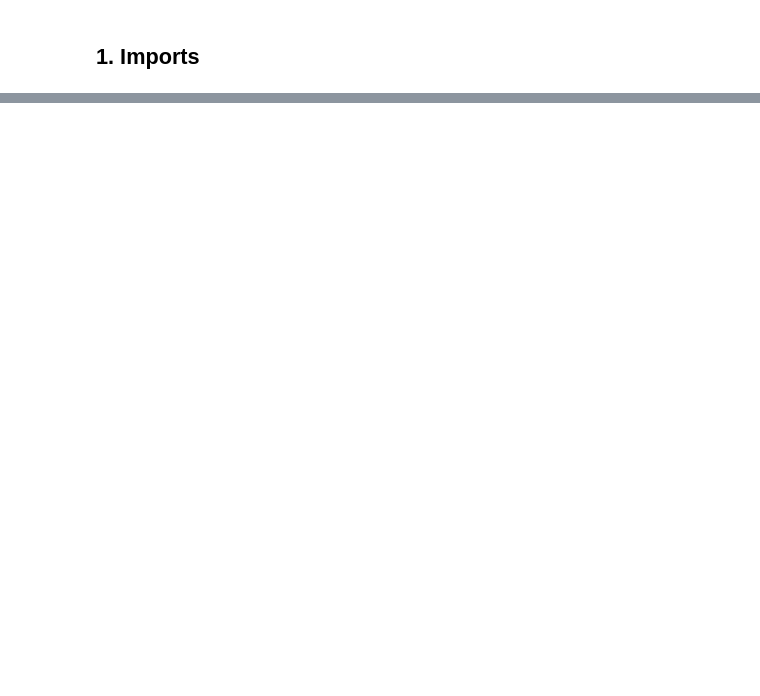
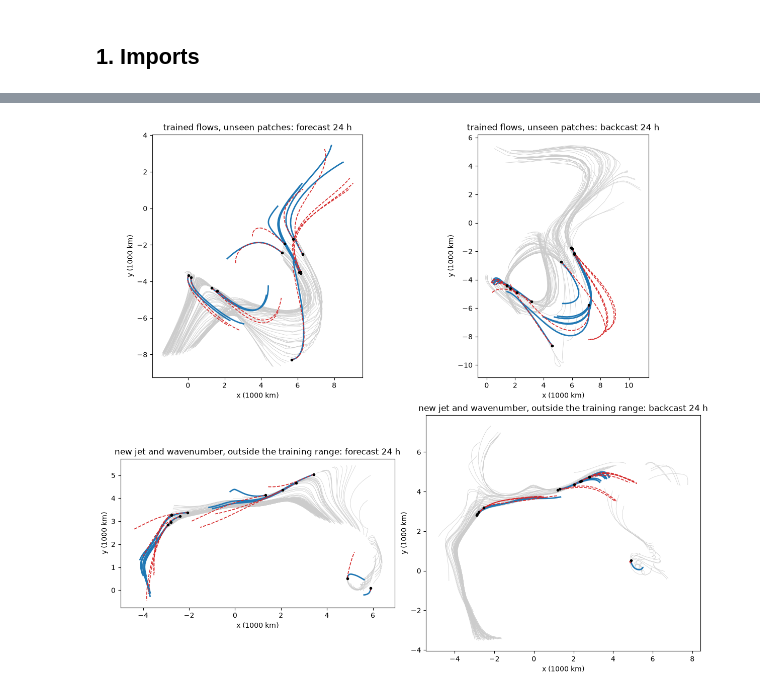
Before and after one commit to yanxingjianken/ki-lagrangian-tracks, a Jupyter notebook: 01_bve/ki_bve.ipynb, the cells around one changed output, grey strips where cells are left out. Cells and saved outputs as stored; diff of their text form; code cells hidden in the pictures; blank space fills up the shorter version.

```diff
--- a/01_bve/ki_bve.ipynb
+++ b/01_bve/ki_bve.ipynb
@@ -412,0 +348,14 @@ if SAVE:
+# %%
+fig, axes = plt.subplots(2, 2, figsize=(12, 11), layout='constrained')
+for row, label in zip(axes, [cases[0][0], cases[-1][0]]):
+    tok, cen, path, truth, dd = examples[(label, 'conditional KI')]
+    for ax, b in zip(row, [int(np.argmax(dd > 0)), int(np.argmax(dd < 0))]):
+        ctx = tok[b].reshape(SPAN_H // 3 + 1, -1, 6)[..., 1:3].numpy() * POS_KM + cen[b].numpy()
+        ax.plot(ctx[:, :, 0] / 1e3, ctx[:, :, 1] / 1e3, color='0.8', lw=0.5)
+        ax.plot(truth[:, b, :12, 0] / 1e3, truth[:, b, :12, 1] / 1e3, color='tab:blue', lw=2)
+        ax.plot(path[:, b, :12, 0] / 1e3, path[:, b, :12, 1] / 1e3, color='tab:red', lw=1.2, ls='--')
+        ax.plot(truth[0, b, :12, 0] / 1e3, truth[0, b, :12, 1] / 1e3, 'ko', ms=3)
+        ax.set_aspect('equal'); ax.set(title=f"{label}: {'forecast' if dd[b] > 0 else 'backcast'} 24 h", xlabel='x (1000 km)', ylabel='y (1000 km)')
+plt.show()
+# %% [output]
+[figure, added]
```
Also changed, not shown: parts of 42 cells of this notebook, 23 other files.
